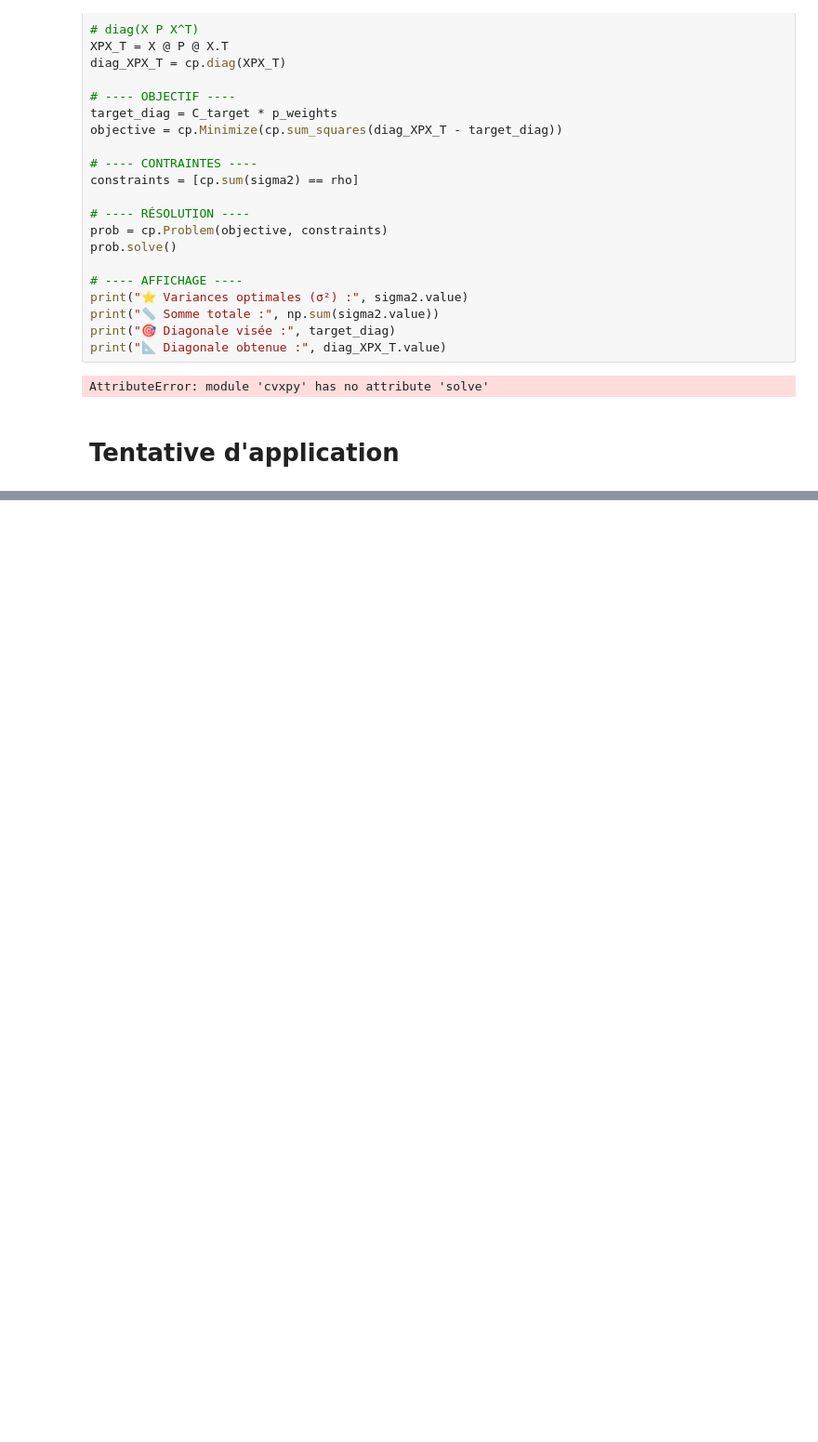
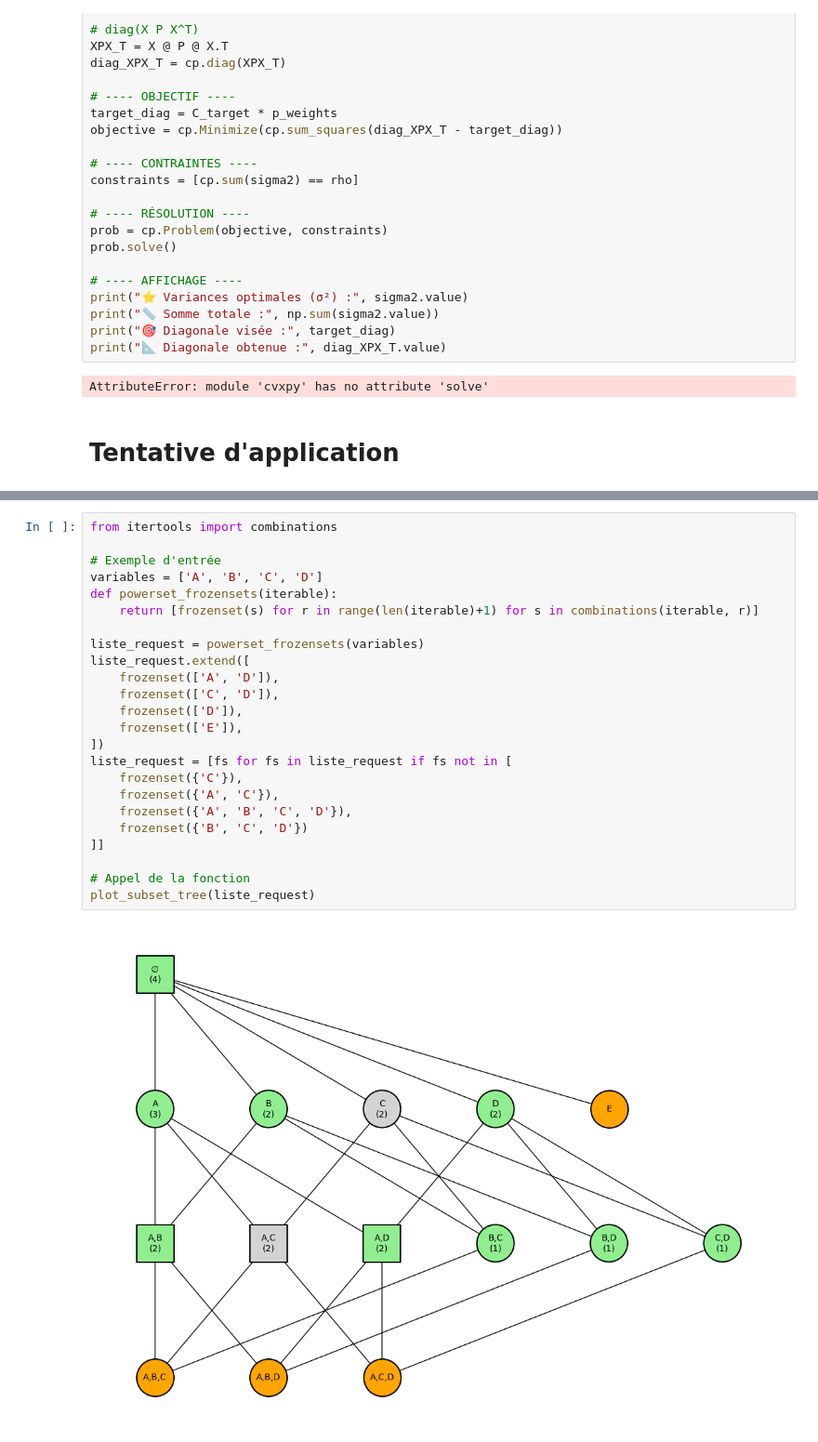
Before and after one commit to InseeFrLab/diff-privacy, a Jupyter notebook: regression_comptage.ipynb, the cells around one changed output, grey strips where cells are left out. Shown at 93% size. Drawn from its saved outputs; the diff is of its cells as text; blank space fills up the shorter version.

```diff
--- a/regression_comptage.ipynb
+++ b/regression_comptage.ipynb
@@ -362,0 +712,26 @@ AttributeError: module 'cvxpy' has no attribute 'solve'
+# %%
+from itertools import combinations
+
+# Exemple d'entrée
+variables = ['A', 'B', 'C', 'D']
+def powerset_frozensets(iterable):
+    return [frozenset(s) for r in range(len(iterable)+1) for s in combinations(iterable, r)]
+
+liste_request = powerset_frozensets(variables)
+liste_request.extend([
+    frozenset(['A', 'D']),
+    frozenset(['C', 'D']),
+    frozenset(['D']),
+    frozenset(['E']),
+])
+liste_request = [fs for fs in liste_request if fs not in [
+    frozenset({'C'}),
+    frozenset({'A', 'C'}),
+    frozenset({'A', 'B', 'C', 'D'}),
+    frozenset({'B', 'C', 'D'})
+]]
+
+# Appel de la fonction
+plot_subset_tree(liste_request)
+# %% [output]
+[figure, added]
```
Also changed, not shown: parts of 14 cells of this notebook.
